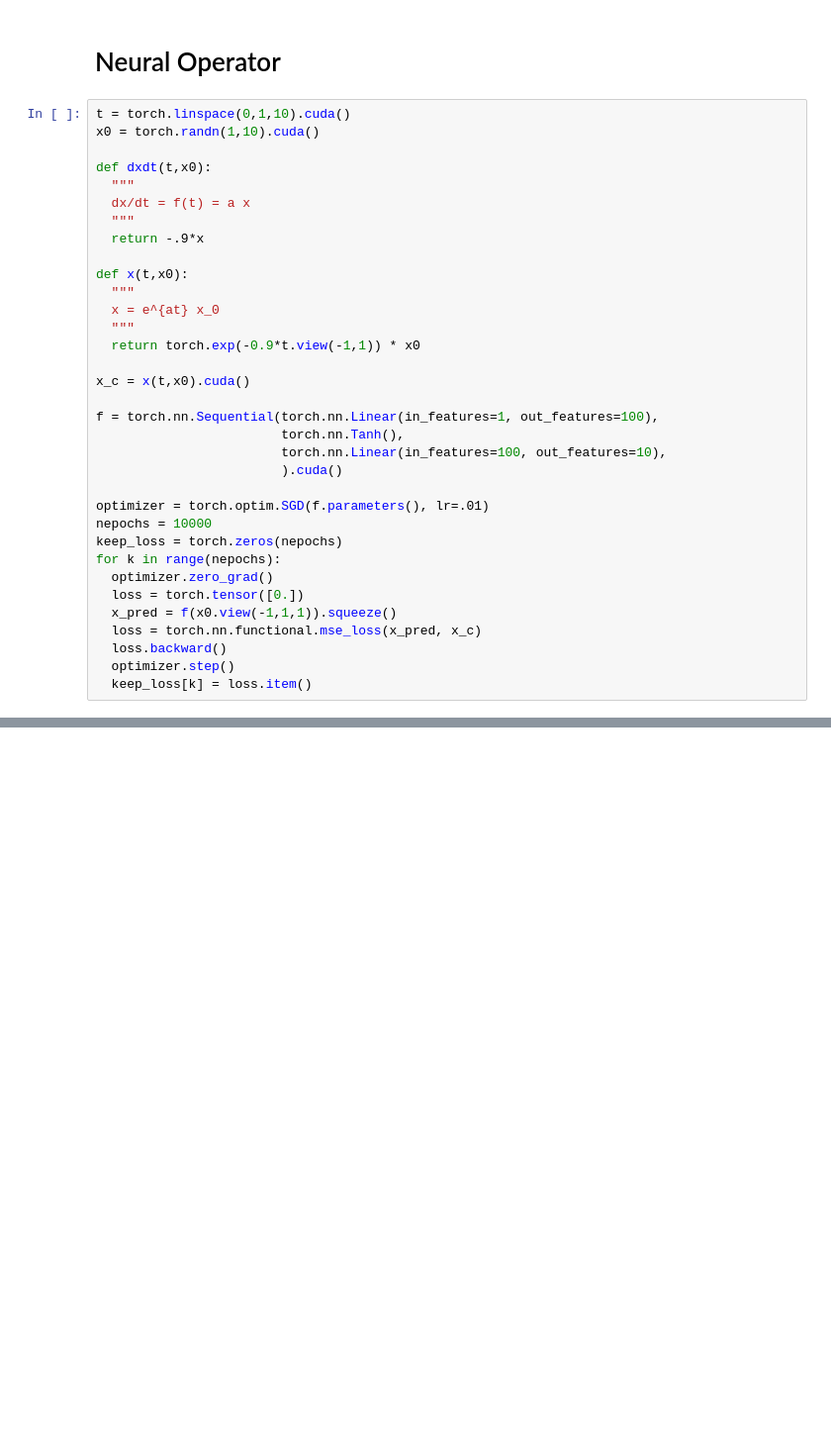
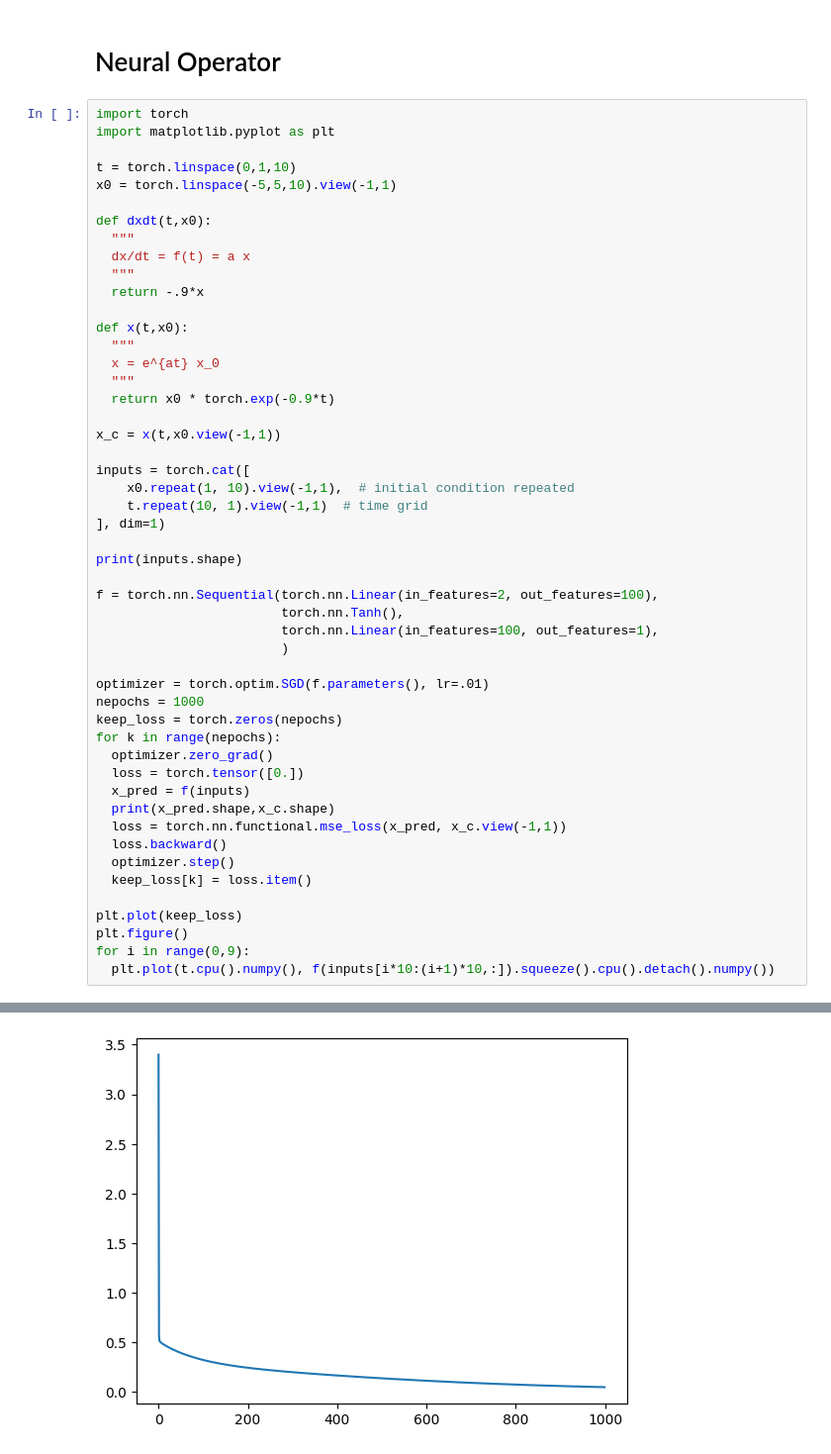
Before and after one commit to pgeorgantopoulos/pinns, a Jupyter notebook: pinn_vs_neuraloperator.ipynb, the cells around one changed output, grey strips where cells are left out. Shown: that part at 99% size. Cells and saved outputs as stored; diff of their text form; blank space fills up the shorter version.

```diff
--- a/pinn_vs_neuraloperator.ipynb
+++ b/pinn_vs_neuraloperator.ipynb
@@ -43,8 +39,11 @@ plt.plot(t.detach().numpy(), f(t.unsqueeze(1)).detach().numpy(), )
 # %% [markdown]
 # Neural Operator
 # %%
-t = torch.linspace(0,1,10).cuda()
-x0 = torch.randn(1,10).cuda()
+import torch
+import matplotlib.pyplot as plt
+
+t = torch.linspace(0,1,10)
+x0 = torch.linspace(-5,5,10).view(-1,1)
 
 def dxdt(t,x0):
   """
@@ -56,23 +55,37 @@ def x(t,x0):
   """
   x = e^{at} x_0
   """
-  return torch.exp(-0.9*t.view(-1,1)) * x0
+  return x0 * torch.exp(-0.9*t)
 
-x_c = x(t,x0).cuda()
+x_c = x(t,x0.view(-1,1))
 
-f = torch.nn.Sequential(torch.nn.Linear(in_features=1, out_features=100),
+inputs = torch.cat([
+    x0.repeat(1, 10).view(-1,1),  # initial condition repeated
+    t.repeat(10, 1).view(-1,1)  # time grid
+], dim=1)
+
+print(inputs.shape)
+
+f = torch.nn.Sequential(torch.nn.Linear(in_features=2, out_features=100),
                         torch.nn.Tanh(),
-                        torch.nn.Linear(in_features=100, out_features=10),
-                        ).cuda()
+                        torch.nn.Linear(in_features=100, out_features=1),
+                        )
 
 optimizer = torch.optim.SGD(f.parameters(), lr=.01)
-nepochs = 10000
+nepochs = 1000
 keep_loss = torch.zeros(nepochs)
 for k in range(nepochs):
   optimizer.zero_grad()
   loss = torch.tensor([0.])
-  x_pred = f(x0.view(-1,1,1)).squeeze()
-  loss = torch.nn.functional.mse_loss(x_pred, x_c)
+  x_pred = f(inputs)
+  print(x_pred.shape,x_c.shape)
+  loss = torch.nn.functional.mse_loss(x_pred, x_c.view(-1,1))
   loss.backward()
   optimizer.step()
   keep_loss[k] = loss.item()
+
+plt.plot(keep_loss)
+plt.figure()
+for i in range(0,9):
+  plt.plot(t.cpu().numpy(), f(inputs[i*10:(i+1)*10,:]).squeeze().cpu().detach().numpy())
+# %% [output]
@@ -78,0 +109 @@ for k in range(nepochs):
+[figure, added]
```
Also changed, not shown: parts of 5 cells of this notebook.
